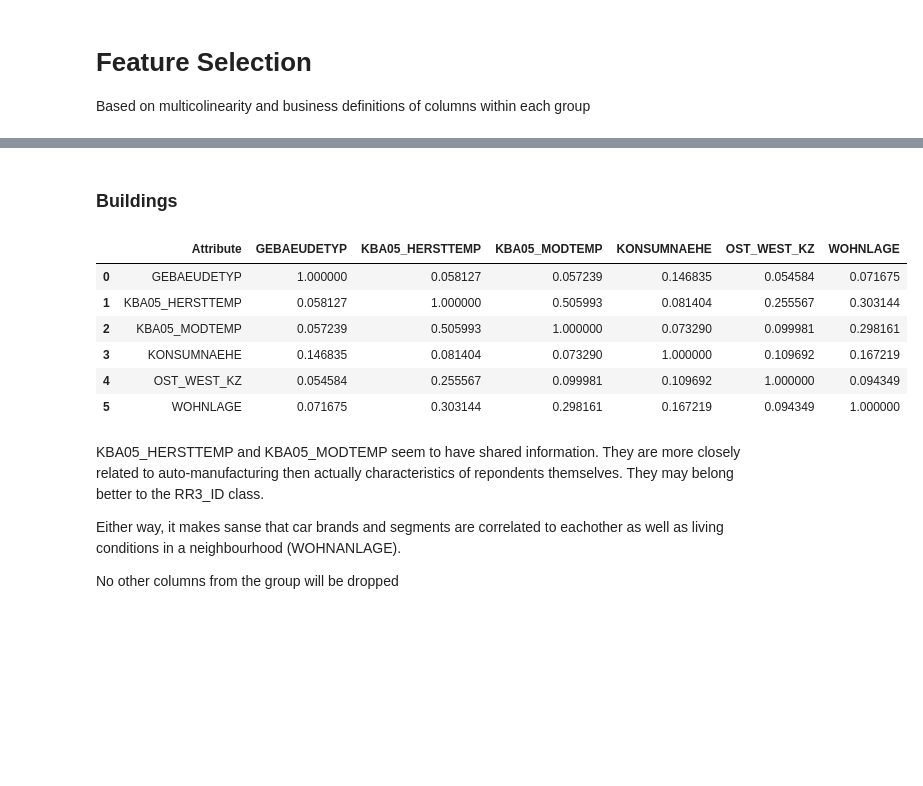
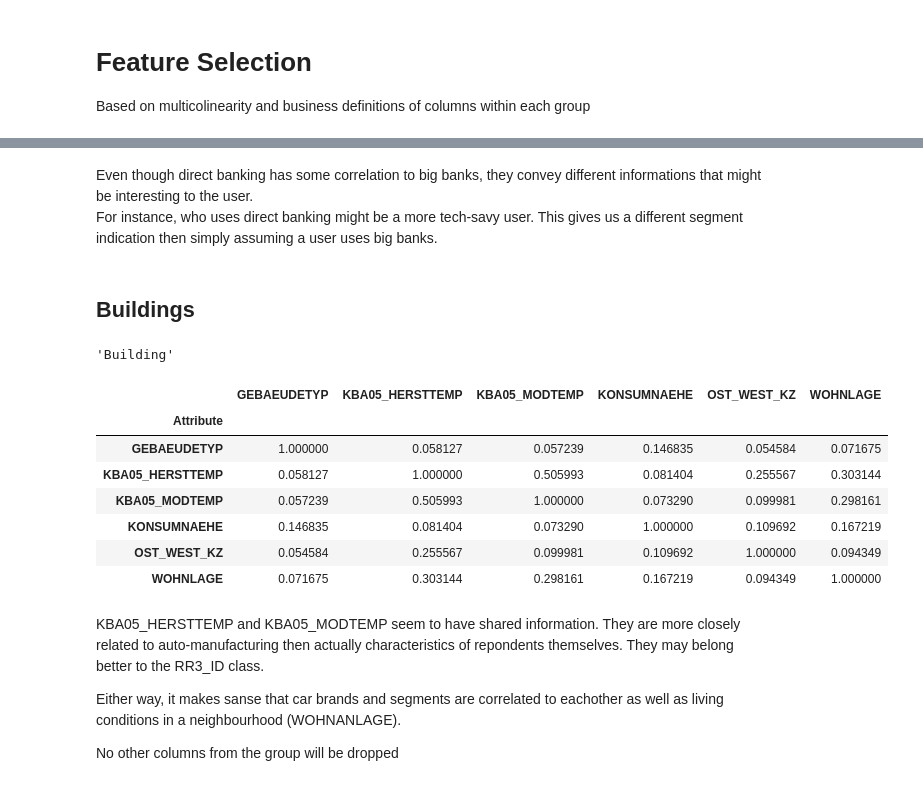
Before and after one commit to bglucca/ArvatoCustomerSegmentation, a Jupyter notebook: 01_eda_segmentation.ipynb, the cells around one changed output, grey strips where cells are left out. Drawn from its saved outputs; the diff is of its cells as text; code cells hidden in the pictures; blank space fills up the shorter version.

Commit message:
Further information levels evaluated

```diff
--- a/01_eda_segmentation.ipynb
+++ b/01_eda_segmentation.ipynb
@@ -590,11 +570,20 @@ cramer_frame_list = []
 
 for file in os.listdir(DATA_PATH):
 
+    # Skipping to use updated version
+    if file == 'Microcell (RR3_ID)_cramer.csv':
+
+        continue
+
     if file.endswith('_cramer.csv'):
 
         name = file.replace('_cramer.csv','')
 
-        frame = pd.read_csv(os.path.join(DATA_PATH, file), sep = ';')
+        frame = pd.read_csv(os.path.join(DATA_PATH, file), sep = ';', index_col = 0)
+
+        if file == 'Microcell (RR3_ID)_updated_cramer.csv':
+
+            frame = pd.read_csv(os.path.join(DATA_PATH, file), index_col = 0)
 
         frame.name = name
 
@@ -605,15 +637,23 @@ Based on multicolinearity and business definitions of columns within each group
+# %% [markdown]
+Even though direct banking has some correlation to big banks, they convey different informations that might be interesting to the user.
+For instance, who uses direct banking might be a more tech-savy user. This gives us a different segment indication then simply assuming a user uses big banks.
 # %% [markdown]
-### Buildings
+## Buildings
+# %%
+cramer_frame_list[1].name
+# %% [output]
+'Building'
 # %%
-cramer_frame_list[0].style.background_gradient()
+cramer_frame_list[1].style.background_gradient()
 # %% [output]
-|  | Attribute | GEBAEUDETYP | KBA05_HERSTTEMP | KBA05_MODTEMP | KONSUMNAEHE | OST_WEST_KZ | WOHNLAGE |
-| 0 | GEBAEUDETYP | 1.000000 | 0.058127 | 0.057239 | 0.146835 | 0.054584 | 0.071675 |
-| 1 | KBA05_HERSTTEMP | 0.058127 | 1.000000 | 0.505993 | 0.081404 | 0.255567 | 0.303144 |
-| 2 | KBA05_MODTEMP | 0.057239 | 0.505993 | 1.000000 | 0.073290 | 0.099981 | 0.298161 |
-| 3 | KONSUMNAEHE | 0.146835 | 0.081404 | 0.073290 | 1.000000 | 0.109692 | 0.167219 |
-| 4 | OST_WEST_KZ | 0.054584 | 0.255567 | 0.099981 | 0.109692 | 1.000000 | 0.094349 |
-| 5 | WOHNLAGE | 0.071675 | 0.303144 | 0.298161 | 0.167219 | 0.094349 | 1.000000 |
+|  | GEBAEUDETYP | KBA05_HERSTTEMP | KBA05_MODTEMP | KONSUMNAEHE | OST_WEST_KZ | WOHNLAGE |
+| Attribute |  |  |  |  |  |  |
+| GEBAEUDETYP | 1.000000 | 0.058127 | 0.057239 | 0.146835 | 0.054584 | 0.071675 |
+| KBA05_HERSTTEMP | 0.058127 | 1.000000 | 0.505993 | 0.081404 | 0.255567 | 0.303144 |
+| KBA05_MODTEMP | 0.057239 | 0.505993 | 1.000000 | 0.073290 | 0.099981 | 0.298161 |
+| KONSUMNAEHE | 0.146835 | 0.081404 | 0.073290 | 1.000000 | 0.109692 | 0.167219 |
+| OST_WEST_KZ | 0.054584 | 0.255567 | 0.099981 | 0.109692 | 1.000000 | 0.094349 |
+| WOHNLAGE | 0.071675 | 0.303144 | 0.298161 | 0.167219 | 0.094349 | 1.000000 |
 # %% [markdown]
 KBA05_HERSTTEMP and KBA05_MODTEMP seem to have shared information. They are more closely related to auto-manufacturing then actually characteristics of repondents themselves. They may belong better to the RR3_ID class.
 
```
Also changed, not shown: parts of 71 cells of this notebook.
